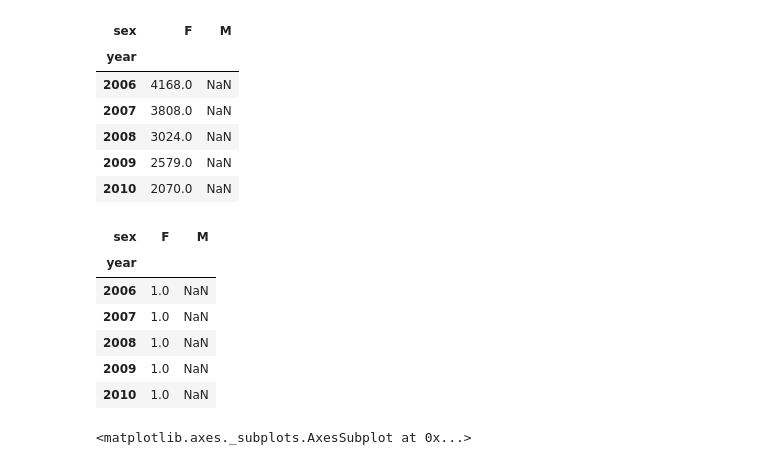
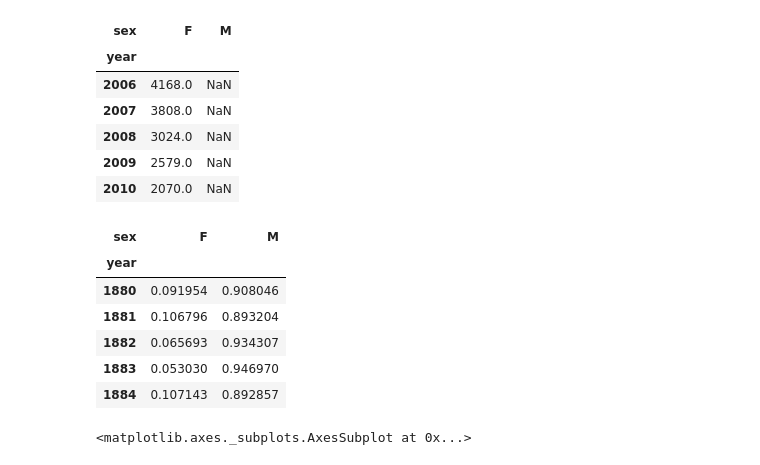
Before and after one commit to xingchensuo/myproject, a Jupyter notebook: babyname.ipynb, the cells around one changed output. Cells and saved outputs as stored; diff of their text form; code cells hidden in the pictures.

```diff
--- a/babyname.ipynb
+++ b/babyname.ipynb
@@ -104,7 +90,7 @@ np.allclose(names.groupby(['year','sex']).prop.sum(),1)
 True
 # %%
 def top_1000(group):
-    return group.sort_index(by='births', ascending=False)[:1000]
+    return group.sort_values(by='births', ascending=False)[:1000]
 top1000 = names.groupby(['year','sex']).apply(top_1000)
 top1000.info()
 top1000.head()
@@ -315,5 +343,5 @@ Leslie    370568
 Lesly      10072
 Name: births, dtype: int64
 # %%
-table = filtered.pivot_table('births',index='year', columns='sex', aggfunc = sum)
+nortable = filtered.pivot_table('births',index='year', columns='sex', aggfunc = sum)
 # %%
@@ -331,13 +357,16 @@ table=table.div(table.sum(1),axis = 0)
-# %%
-table.tail()
-# %% [output]
-| sex | F | M |
-| year |  |  |
-| 2006 | 1.0 | NaN |
-| 2007 | 1.0 | NaN |
-| 2008 | 1.0 | NaN |
-| 2009 | 1.0 | NaN |
-| 2010 | 1.0 | NaN |
+# %%
+table=nortable.div(nortable.sum(1),axis = 0) #1 here means calculate prop by index, so not able to use the way below
+table.head()
+#table1 = nortable/nortable.sum(1)
+#table1
+# %% [output]
+| sex | F | M |
+| year |  |  |
+| 1880 | 0.091954 | 0.908046 |
+| 1881 | 0.106796 | 0.893204 |
+| 1882 | 0.065693 | 0.934307 |
+| 1883 | 0.053030 | 0.946970 |
+| 1884 | 0.107143 | 0.892857 |
 # %%
 table.plot(style={'M':'k-','F':'k--'})
 # %% [output]
```
Also changed, not shown: parts of 31 cells of this notebook.
